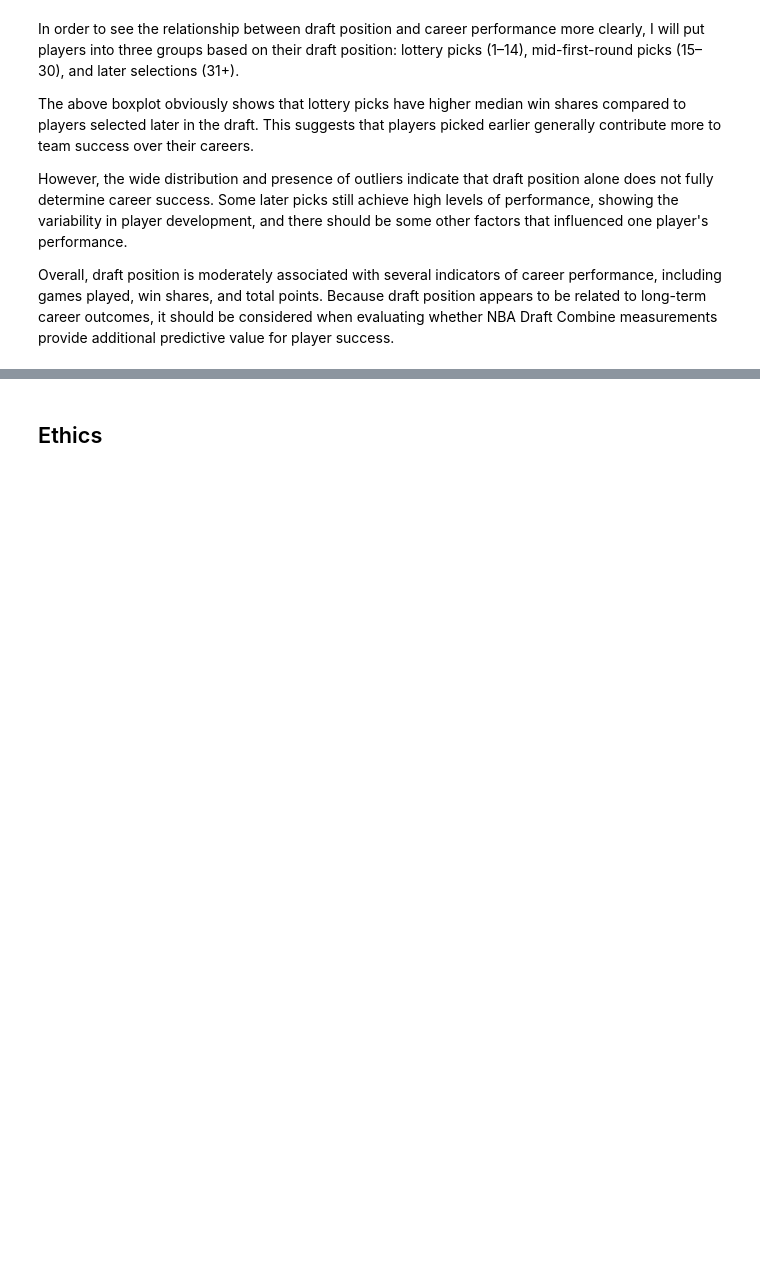
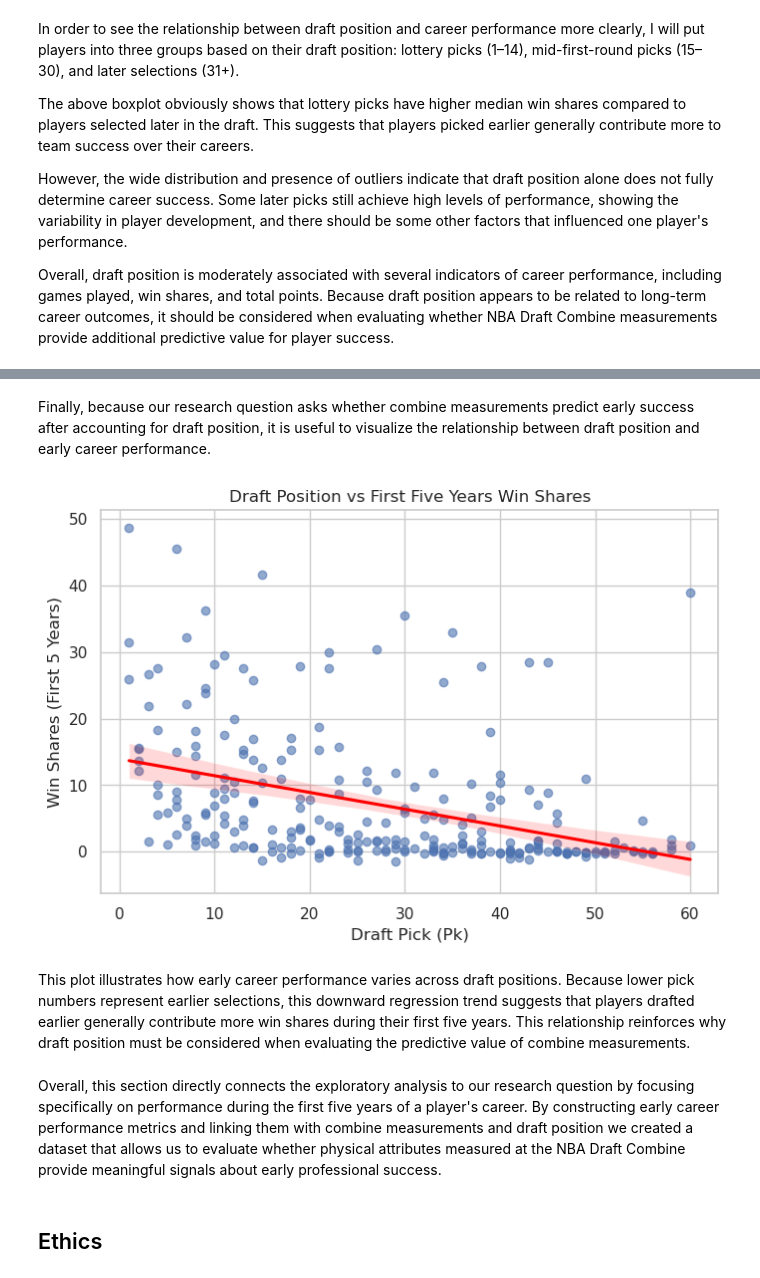
Before and after one commit to COGS108/Group010_WI26, a Jupyter notebook: 02-EDACheckpoint.ipynb, the cells around one changed output, grey strips where cells are left out. Saved outputs shown, nothing was run; the diff lists cells and outputs as text; code cells hidden in the pictures; blank space fills up the shorter version.

```diff
--- a/02-EDACheckpoint.ipynb
+++ b/02-EDACheckpoint.ipynb
@@ -951,3 +1079,27 @@ Overall, draft position is moderately associated with several indicators of care
+# %% [markdown]
+Finally, because our research question asks whether combine measurements predict early success after accounting for draft position, it is useful to visualize the relationship between draft position and early career performance.
+# %%
+plt.figure(figsize=(8,5))
+
+sns.regplot(
+    data=merged_early,
+    x='Pk',
+    y='WinShares_5yr',
+    scatter_kws={'alpha':0.6},
+    line_kws={'color':'red'}
+)
+
+plt.title("Draft Position vs First Five Years Win Shares")
+plt.xlabel("Draft Pick (Pk)")
+plt.ylabel("Win Shares (First 5 Years)")
+
+plt.show()
+# %% [output]
+[figure, added]
+# %% [markdown]
+This plot illustrates how early career performance varies across draft positions. Because lower pick numbers represent earlier selections, this downward regression trend suggests that players drafted earlier generally contribute more win shares during their first five years. This relationship reinforces why draft position must be considered when evaluating the predictive value of combine measurements.
+# %% [markdown]
+Overall, this section directly connects the exploratory analysis to our research question by focusing specifically on performance during the first five years of a player's career. By constructing early career performance metrics and linking them with combine measurements and draft position we created a dataset that allows us to evaluate whether physical attributes measured at the NBA Draft Combine provide meaningful signals about early professional success.
 # %% [markdown]
 ## Ethics
 # %% [markdown]
```
Also changed, not shown: parts of 15 cells of this notebook.
